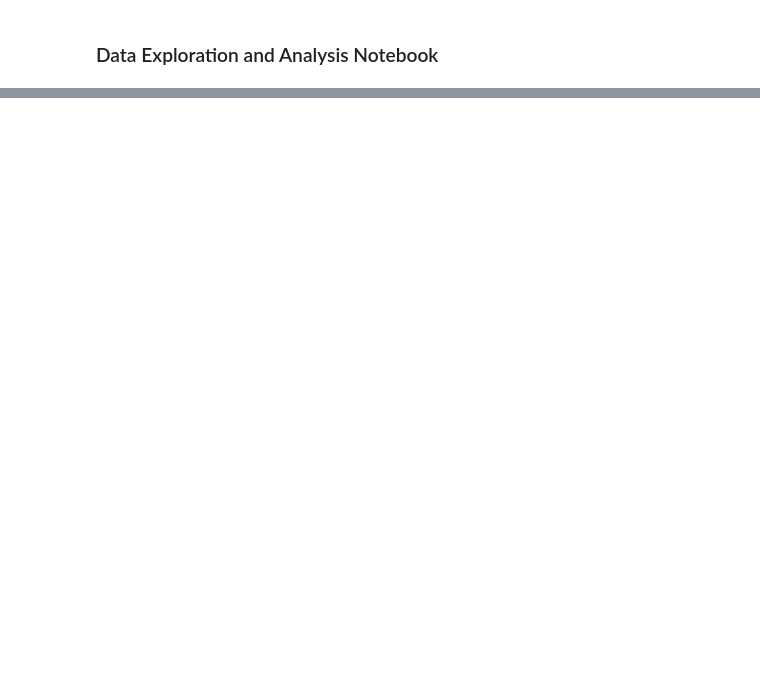
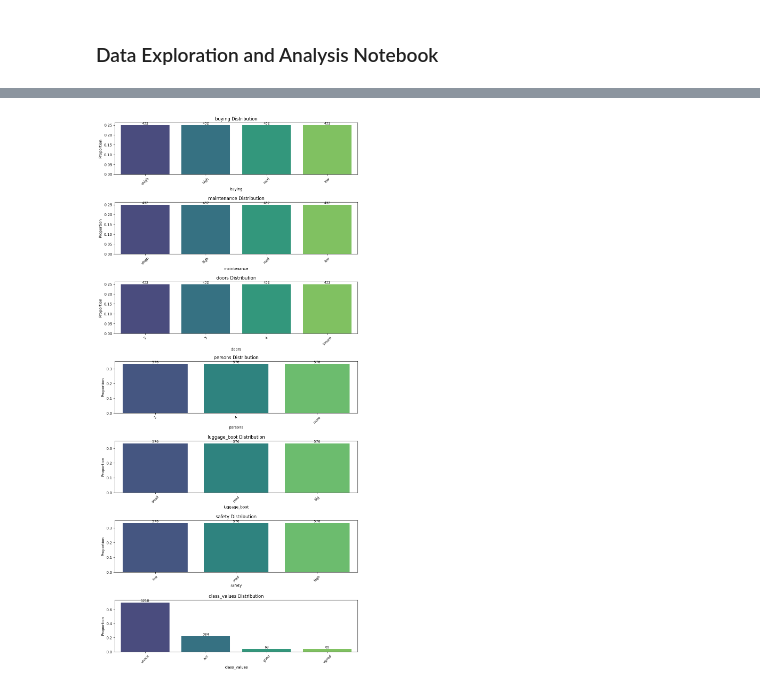
Before and after one commit to jovanovic-djo/car-value-score-prediction, a Jupyter notebook: notebooks/exploratory_data_analysis.ipynb, the cells around one changed output, grey strips where cells are left out. Saved outputs shown, nothing was run; the diff lists cells and outputs as text; code cells hidden in the pictures; blank space fills up the shorter version.

```diff
--- a/notebooks/exploratory_data_analysis.ipynb
+++ b/notebooks/exploratory_data_analysis.ipynb
@@ -24,12 +35,10 @@ df.head(7)
 # %%
-# Check for missing values
-print("\nMissing Values:")
+# Missing values
+print("\nNumber of missing values in dataset:")
 print(df.isnull().sum())
 
-# Check unique values in categorical columns
-categorical_cols = df.select_dtypes(include=['object']).columns
-print("\nUnique Values in Categorical Columns:")
-for col in categorical_cols:
-    print(f"\n{col}:")
-    print(df[col].value_counts(normalize=True))
+# Unique values in categorical columns
+print("\nUnique values for distinct column:")
+for col in ['buying', 'maintenance', 'doors', 'persons', 'luggage_boot', 'safety', 'class_values']:
+    print(f"{col}: {df[col].unique()}")
 # %% [output]
@@ -52,0 +108,31 @@ Name: proportion, dtype: float64
+# %%
+categorical_columns = df.columns.tolist()
+plt.figure(figsize=(10, len(categorical_columns) * 3))
+
+for i, col in enumerate(categorical_columns):
+    plt.subplot(len(categorical_columns), 1, i + 1)
+
+    value_counts = df[col].value_counts(normalize=True)
+    counts = df[col].value_counts()
+
+    sns.barplot(
+        x=value_counts.index,
+        y=value_counts.values,
+        palette="viridis",
+        hue=value_counts.index,
+        dodge=False,
+        legend=False,
+    )
+
+    for j, count in enumerate(counts):
+        plt.text(j, value_counts.values[j], f'{count}', ha='center', va='bottom', fontsize=9)
+
+    plt.title(f'{col} Distribution', fontsize=12)
+    plt.xlabel(col, fontsize=10)
+    plt.ylabel('Proportion', fontsize=10)
+    plt.xticks(rotation=45, fontsize=9)
+
+plt.tight_layout()
+plt.show()
+# %% [output]
+[figure, added]
```
Also changed, not shown: parts of 4 cells of this notebook, 1 other file.
